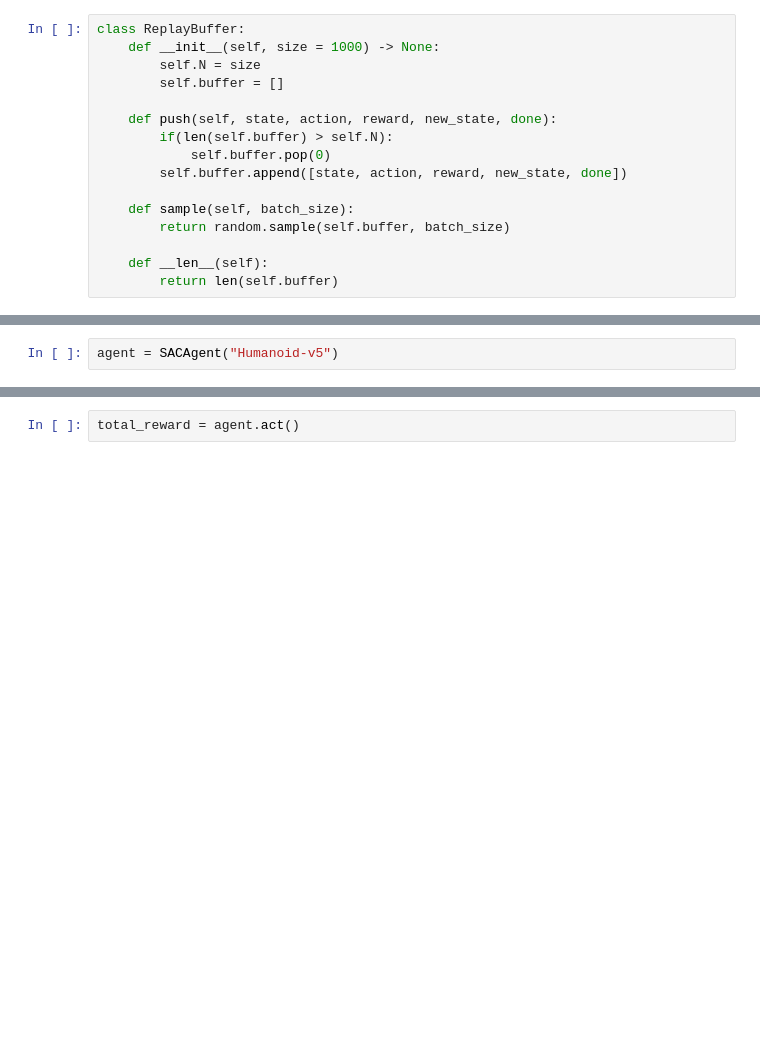
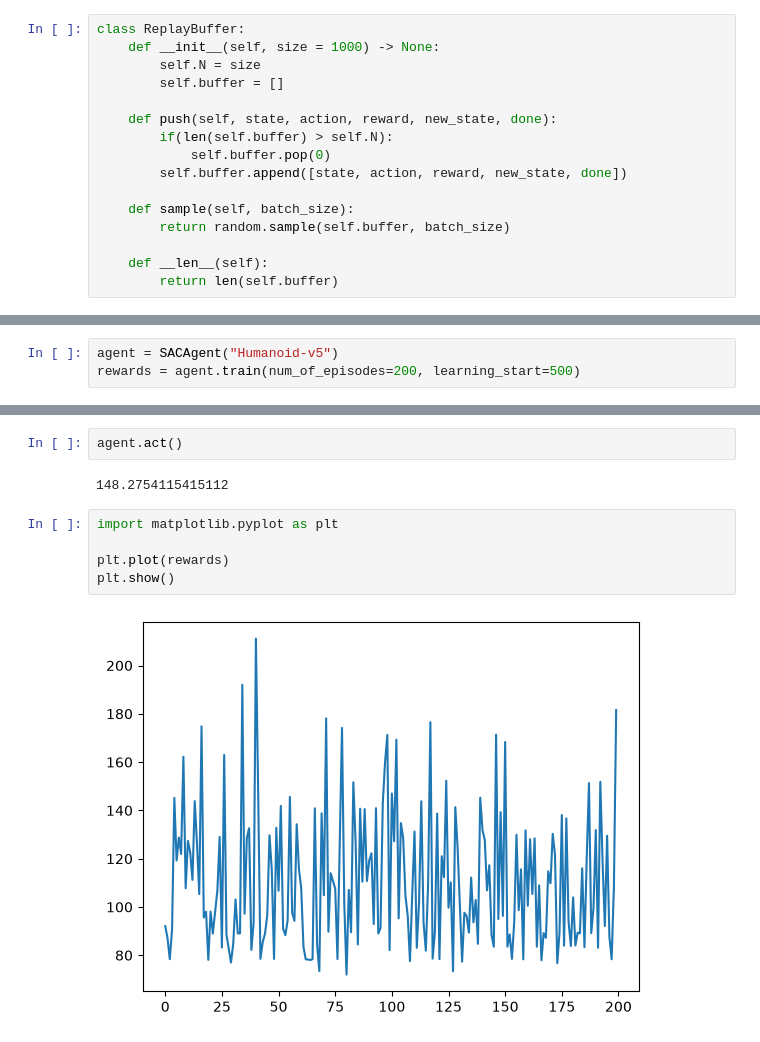
Before and after one commit to hasnainahmad921/rl, a Jupyter notebook: SAC.ipynb, the cells around one changed output, grey strips where cells are left out. Cells and saved outputs as stored; diff of their text form; blank space fills up the shorter version.

```diff
--- a/SAC.ipynb
+++ b/SAC.ipynb
@@ -234,2 +382,3 @@ class SACAgent:
 # %%
 agent = SACAgent("Humanoid-v5")
+rewards = agent.train(num_of_episodes=200, learning_start=500)
@@ -236,2 +403,11 @@ agent = SACAgent("Humanoid-v5")
-# %%
-total_reward = agent.act()
+# %%
+agent.act()
+# %% [output]
+148.2754115415112
+# %%
+import matplotlib.pyplot as plt
+
+plt.plot(rewards)
+plt.show()
+# %% [output]
+[figure, added]
```
Also changed, not shown: parts of 8 cells of this notebook, 1 other file.
